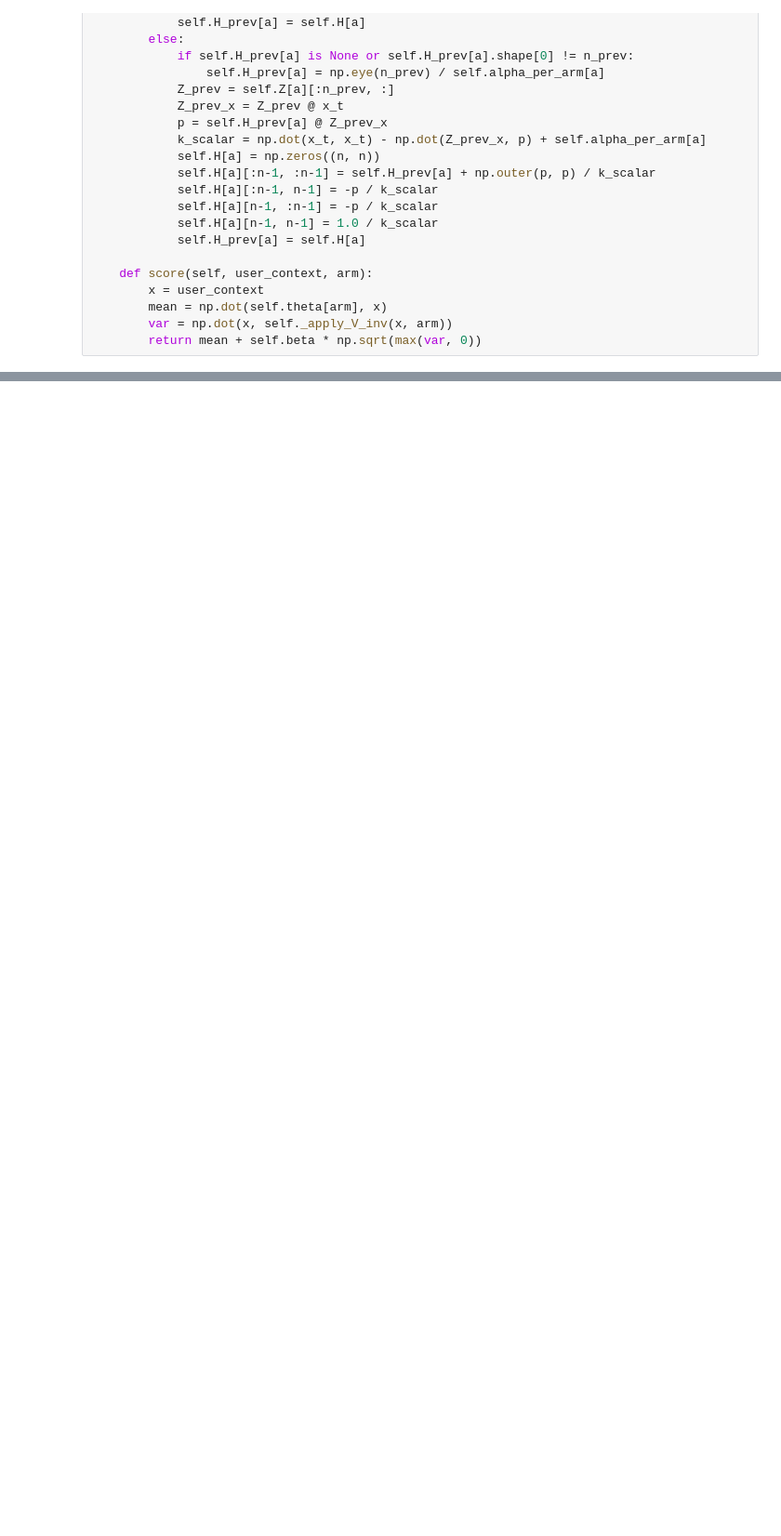
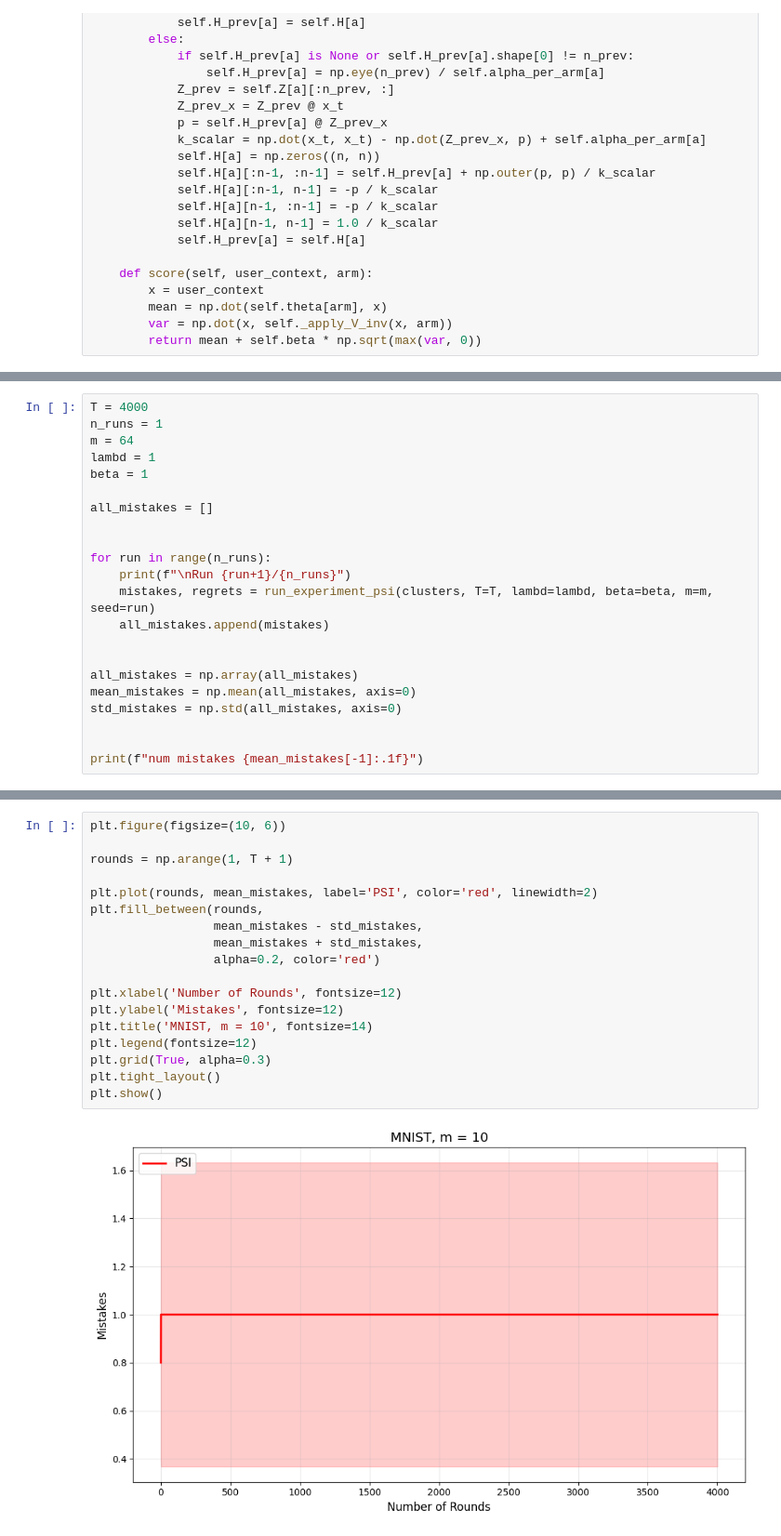
Before and after one commit to ekshustova/PSI_LinUCB, a Jupyter notebook: mnist_experiment.ipynb, the cells around one changed output, grey strips where cells are left out. Shown at 93% size. Drawn from its saved outputs; the diff is of its cells as text; blank space fills up the shorter version.

```diff
--- a/mnist_experiment.ipynb
+++ b/mnist_experiment.ipynb
@@ -233,0 +468,22 @@ plt.show()
+# %%
+T = 4000
+n_runs = 1
+m = 64
+lambd = 1
+beta = 1
+
+all_mistakes = []
+
+
+for run in range(n_runs):
+    print(f"\nRun {run+1}/{n_runs}")
+    mistakes, regrets = run_experiment_psi(clusters, T=T, lambd=lambd, beta=beta, m=m, seed=run)
+    all_mistakes.append(mistakes)
+
+
+all_mistakes = np.array(all_mistakes)
+mean_mistakes = np.mean(all_mistakes, axis=0)
+std_mistakes = np.std(all_mistakes, axis=0)
+
+
+print(f"num mistakes {mean_mistakes[-1]:.1f}")
@@ -233,0 +493,20 @@ plt.show()
+# %%
+plt.figure(figsize=(10, 6))
+
+rounds = np.arange(1, T + 1)
+
+plt.plot(rounds, mean_mistakes, label='PSI', color='red', linewidth=2)
+plt.fill_between(rounds,
+                 mean_mistakes - std_mistakes,
+                 mean_mistakes + std_mistakes,
+                 alpha=0.2, color='red')
+
+plt.xlabel('Number of Rounds', fontsize=12)
+plt.ylabel('Mistakes', fontsize=12)
+plt.title('MNIST, m = 10', fontsize=14)
+plt.legend(fontsize=12)
+plt.grid(True, alpha=0.3)
+plt.tight_layout()
+plt.show()
+# %% [output]
+[figure, added]
```
Also changed, not shown: parts of 12 cells of this notebook, 1 other file.
